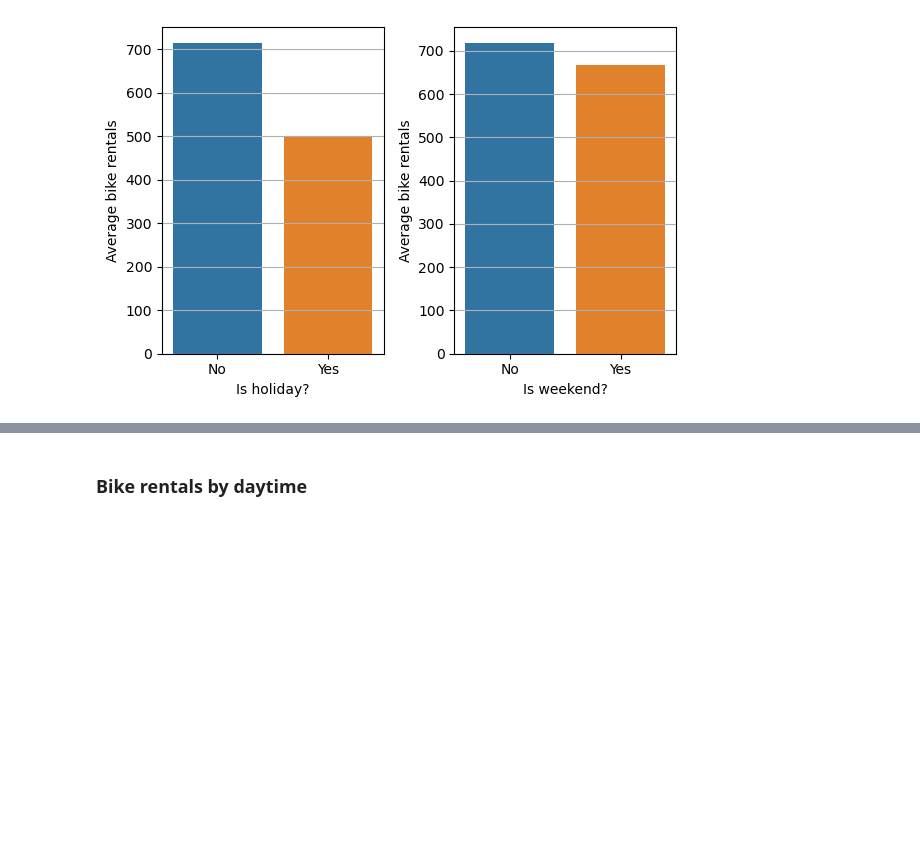
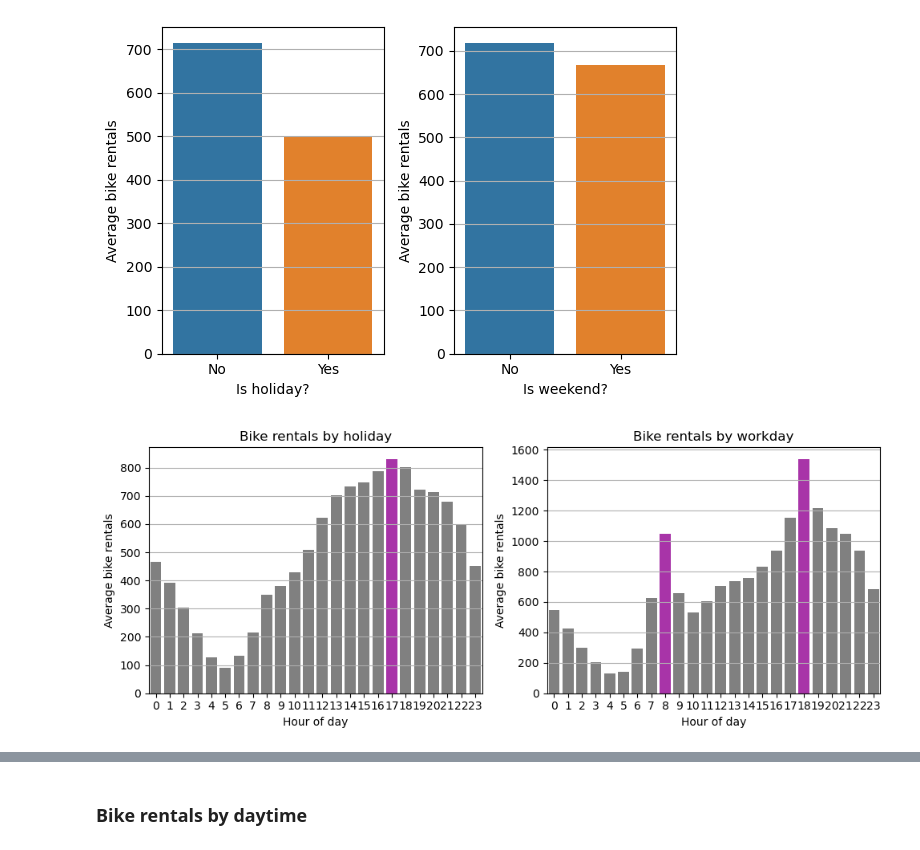
Before and after one commit to lukwies/Bikerentals-in-Seoul, a Jupyter notebook: notebooks/exploration.ipynb, the cells around one changed output, grey strips where cells are left out. Saved outputs shown, nothing was run; the diff lists cells and outputs as text; code cells hidden in the pictures; blank space fills up the shorter version.

Commit message:
Added some nice colors

```diff
--- a/notebooks/exploration.ipynb
+++ b/notebooks/exploration.ipynb
@@ -290,3 +289,25 @@ plt.tight_layout()
 plt.show()
 # %% [output]
 [figure]
+# %%
+plot_we_df = df[df['holiday'] == 'Yes'].groupby('hour').agg({'rented_bike_count':'mean'}).reset_index()
+plot_wd_df = df[df['holiday'] == 'No'].groupby('hour').agg({'rented_bike_count':'mean'}).reset_index()
+
+fig,ax = plt.subplots(1,2, figsize=(10,4))
+
+sx = sns.barplot(data=plot_we_df, y='rented_bike_count', x='hour', ax=ax[0], color='grey')
+sx.set(title='Bike rentals by holiday', ylabel='Average bike rentals', xlabel='Hour of day')
+sx.grid(axis='y')
+sx.patches[17].set_facecolor('#a834a8')
+
+
+sx = sns.barplot(data=plot_wd_df, y='rented_bike_count', x='hour', ax=ax[1], color='grey')
+sx.set(title='Bike rentals by workday', ylabel='Average bike rentals', xlabel='Hour of day')
+sx.grid(axis='y')
+sx.patches[8].set_facecolor('#a834a8')
+sx.patches[18].set_facecolor('#a834a8')
+
+plt.tight_layout()
+plt.show()
+# %% [output]
+[figure, added]
```
Also changed, not shown: parts of 3 cells of this notebook.
